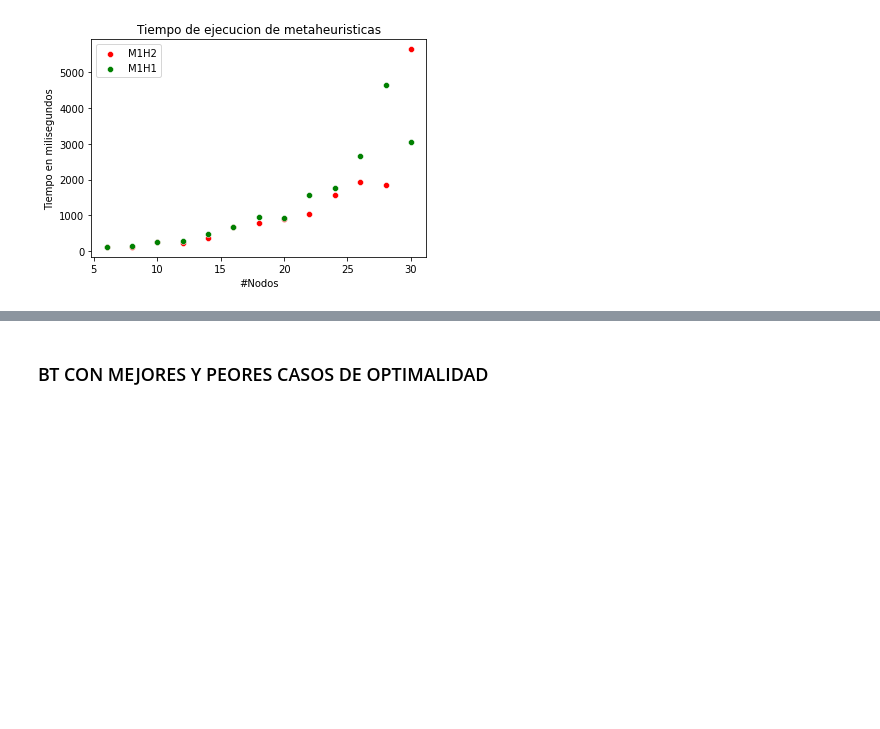
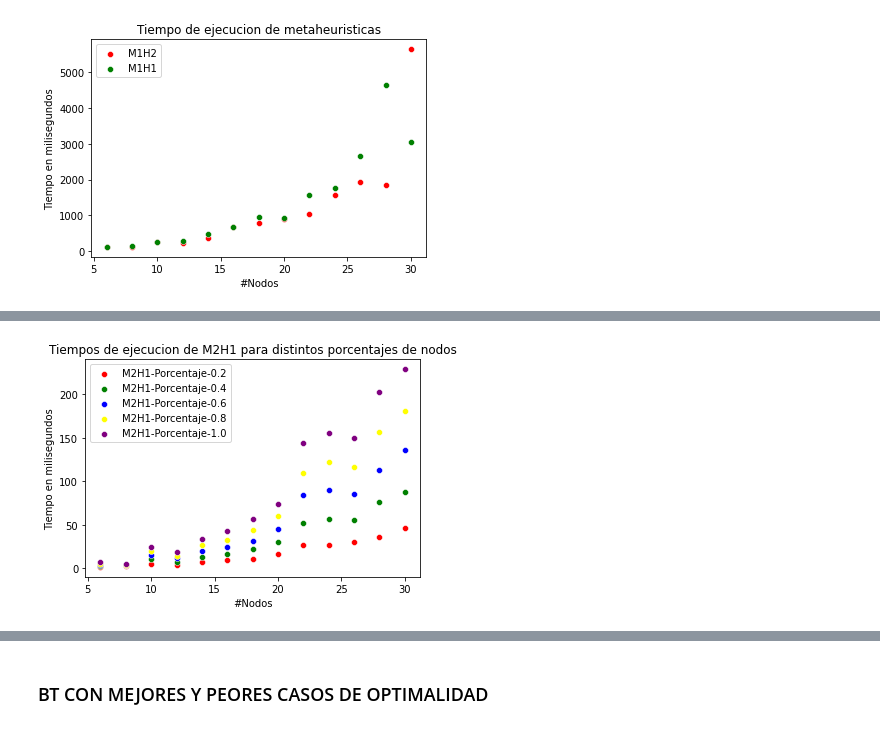
Before and after one commit to sebasbocaccio/AED3-Tp2-Metaheuristicas, a Jupyter notebook: Grafo/Plotter.ipynb, the cells around one changed output, grey strips where cells are left out. Cells and saved outputs as stored; diff of their text form; code cells hidden in the pictures; blank space fills up the shorter version.

```diff
--- a/Grafo/Plotter.ipynb
+++ b/Grafo/Plotter.ipynb
@@ -197,0 +298,12 @@ plt.savefig("graficos/M11vsM12TIEMPO.png");
+# %%
+fig = sns.scatterplot(data=M2H1_porcentaje_02, x='N', y='Tiempo', color="r", label="M2H1-Porcentaje-0.2");
+fig = sns.scatterplot(data=M2H1_porcentaje_04, x='N', y='Tiempo', color="g", label="M2H1-Porcentaje-0.4");
+fig = sns.scatterplot(data=M2H1_porcentaje_06, x='N', y='Tiempo', color="b", label="M2H1-Porcentaje-0.6");
+fig = sns.scatterplot(data=M2H1_estandarALL, x='N', y='Tiempo', color="yellow", label="M2H1-Porcentaje-0.8");
+fig = sns.scatterplot(data=M2H1_porcentaje_10, x='N', y='Tiempo', color="purple", label="M2H1-Porcentaje-1.0");
+
+fig.set_title('Tiempos de ejecucion de M2H1 para distintos porcentajes de nodos')
+fig.set(xlabel='#Nodos', ylabel='Tiempo en milisegundos');
+plt.savefig("graficos/M2H1-porcentajesTime.png");
+# %% [output]
+[figure, added]
```
Also changed, not shown: parts of 23 cells of this notebook.
